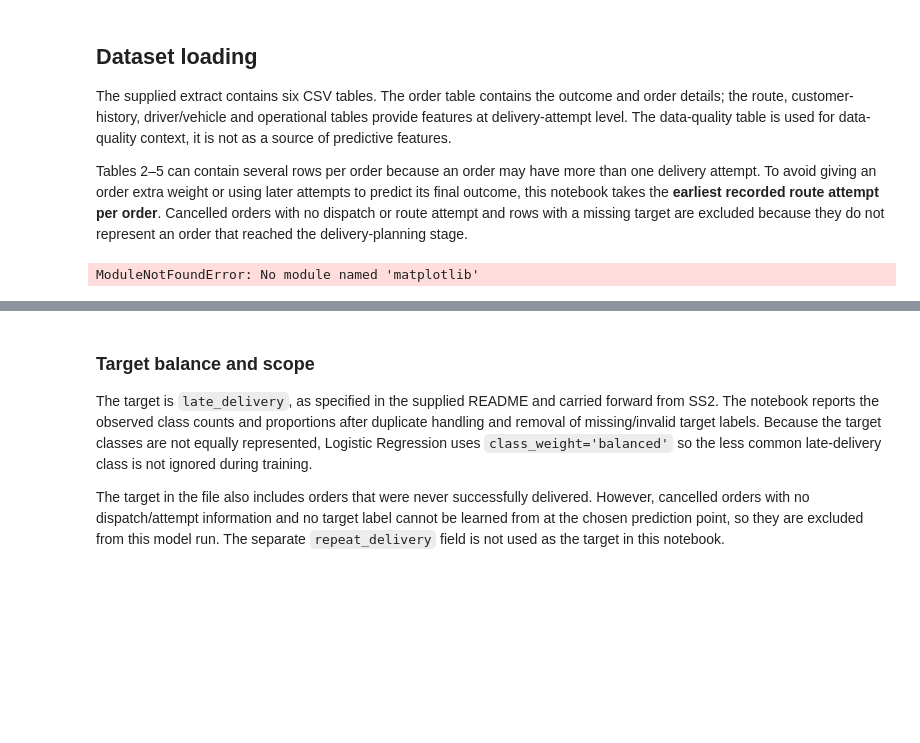
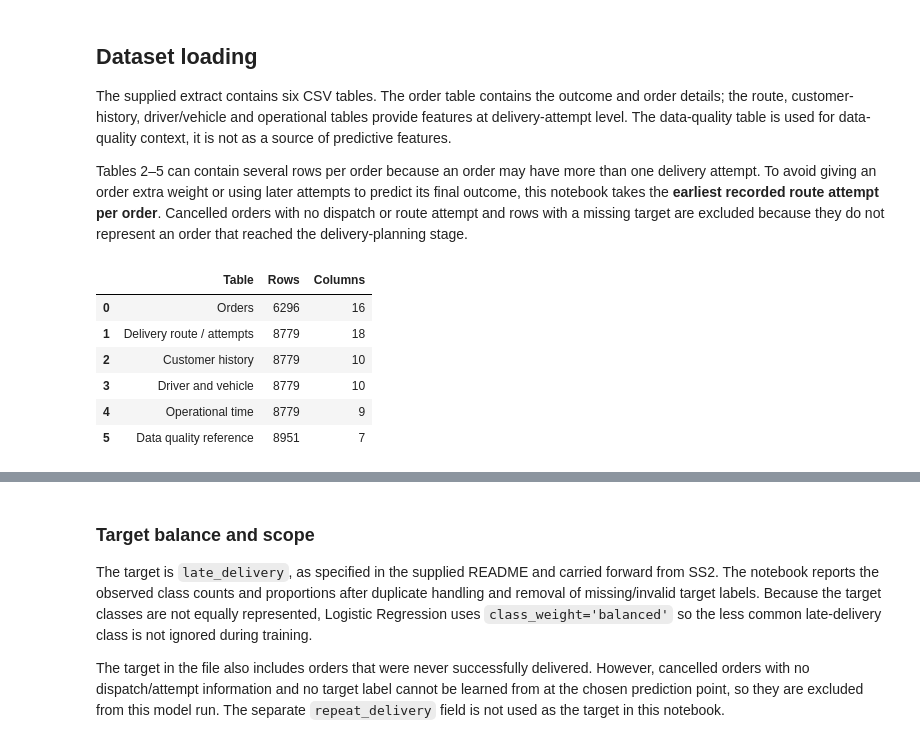
Before and after one commit to Phiwa-Stadio/cap182-data-science-project, a Jupyter notebook: models/SS3_PartB.ipynb, the cells around one changed output, grey strips where cells are left out. Drawn from its saved outputs; the diff is of its cells as text; code cells hidden in the pictures; blank space fills up the shorter version.

Commit message:
SS3 Part B - README Fix and Dataset location

```diff
--- a/models/SS3_PartB.ipynb
+++ b/models/SS3_PartB.ipynb
@@ -27,47 +27,47 @@ from sklearn.impute import SimpleImputer
 from sklearn.linear_model import LogisticRegression
 from sklearn.metrics import (
     accuracy_score, precision_score, recall_score, f1_score,
     roc_auc_score, average_precision_score, confusion_matrix,
     classification_report, RocCurveDisplay, PrecisionRecallDisplay
 )
 
 RANDOM_STATE = 42
 
 # Find the provided CSVs, assuming data is contained in of the candidate paths, relative to root folder.
-candidate_dirs = [
-    Path("datasets/stadioalot_client_data"),
-    Path("client-data"),
-    Path("."),
-    Path("datasets/client-data"),
-    Path("../client-data"),
-]
-data_dir = next((p for p in candidate_dirs if (p / "1_orders_deliveries.csv").exists()), None)
-if data_dir is None:
-    raise FileNotFoundError(
-        "Could not find 1_orders_deliveries.csv. Put all six CSV files in a "
-        "'client-data' folder beside this notebook, or update candidate_dirs."
-    )
 
+# Project root: one level above the models folder
+project_root = Path.cwd().parent
+
+# Folder containing the six STADIOalot client CSV files
+data_dir = project_root / "datasets" / "stadioalot_client_data"
+
+#load the dataset
 orders = pd.read_csv(data_dir / "1_orders_deliveries.csv")
 route = pd.read_csv(data_dir / "2_delivery_route.csv")
 customer = pd.read_csv(data_dir / "3_customer_delivery_history.csv")
 driver = pd.read_csv(data_dir / "4_driver_vehicle.csv")
 operational = pd.read_csv(data_dir / "5_operational_time.csv")
 quality = pd.read_csv(data_dir / "6_data_quality_reference.csv")
 
 tables = {
     "Orders": orders,
     "Delivery route / attempts": route,
     "Customer history": customer,
     "Driver and vehicle": driver,
     "Operational time": operational,
     "Data quality reference": quality,
 }
 pd.DataFrame(
     [{"Table": name, "Rows": df.shape[0], "Columns": df.shape[1]} for name, df in tables.items()]
 )
 # %% [output]
-ModuleNotFoundError: No module named 'matplotlib'
+|  | Table | Rows | Columns |
+| 0 | Orders | 6296 | 16 |
+| 1 | Delivery route / attempts | 8779 | 18 |
+| 2 | Customer history | 8779 | 10 |
+| 3 | Driver and vehicle | 8779 | 10 |
+| 4 | Operational time | 8779 | 9 |
+| 5 | Data quality reference | 8951 | 7 |
 # %%
 # Normalise text fields and key IDs to reduce casing/whitespace mismatches.
 def clean_text_columns(df):
```
Also changed, not shown: parts of 10 cells of this notebook.
